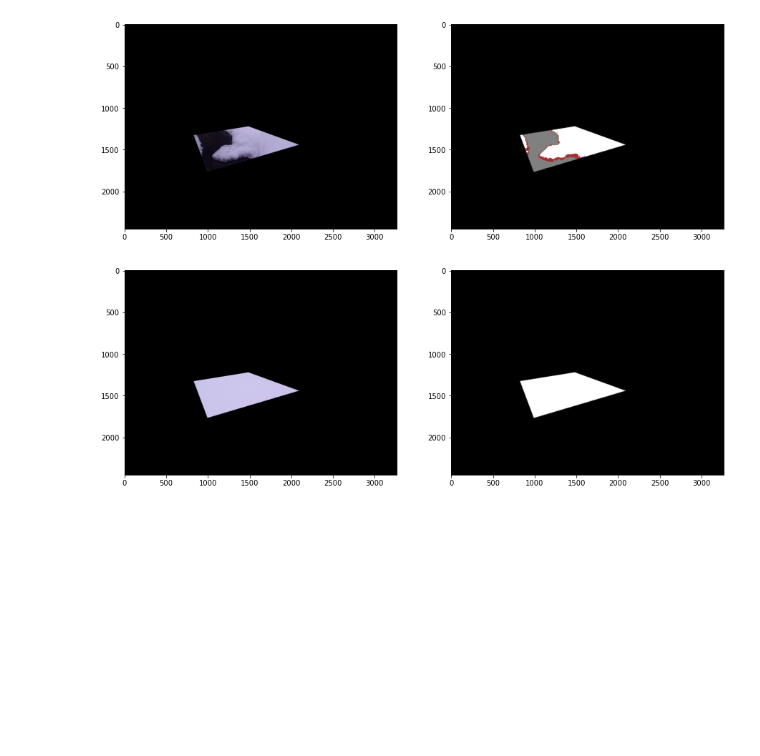
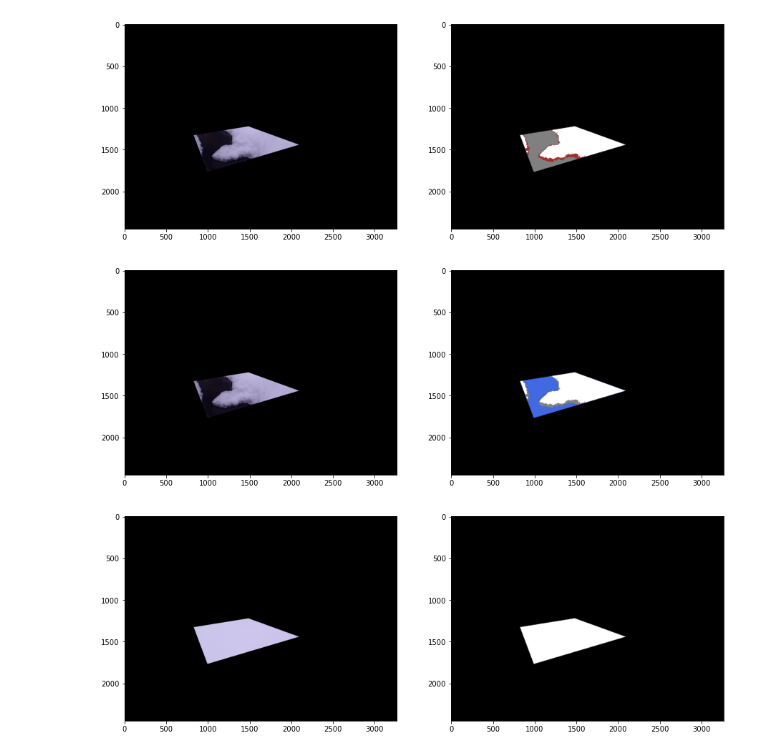
Before and after one commit to bini-a/hbwater_cameratrap_pheno, a Jupyter notebook: scripts/03 ML/ml_modeling.ipynb, the cells around one changed output. Cells and saved outputs as stored; diff of their text form; code cells hidden in the pictures; blank space fills up the shorter version.

```diff
--- a/scripts/03 ML/ml_modeling.ipynb
+++ b/scripts/03 ML/ml_modeling.ipynb
@@ -1566,5 +1338,0 @@ from sklearn.preprocessing import OneHotEncoder
-# %%
-merged = pd.get_dummies(merged, columns=["season"], prefix=["Type_is"] )
-merged = merged.rename({'Type_is_autumn': 'season_autumn',
-       'Type_is_spring':'season_spring', 'Type_is_winter':'season_winter'}, axis=1)
-merged
@@ -1597,3 +1338,0 @@ Name: class, dtype: int64
-# %%
-_=model.predict(sample_point)
-_
@@ -1626,7 +1350,24 @@ class_rgb = {'snow_o': "white",
  'open_water': "indigo",
  'riffle': "magenta",
  'open_water_green': "rose"}
+# %%
+# changed dict
+class_rgb = {'snow_o': "white",
+'open_water_dark': "royalblue",
+'ice_t': "gray",
+'rock': "purple",
+'leaf_fall': "orange",
+'snow_t': "blueviolet",
+'leaf_sub': "goldenrod",
+'other': "pink",
+'ice_o': "darkgrey",
+'leaf_green': "forestgreen",
+'open_water': "indigo",
+'riffle': "magenta",
+'open_water_green': "rose"}
 # %%
+li = ['x', 'y', 'R', 'G', 'B', 'temperature', 'year', 'week', 'month',
+       'season_autumn', 'season_spring', 'season_winter']
 def display_predict_img(file):
     img= np.asarray(Image.open("invert_"+file))
     img_cp = img.copy()
@@ -1635,7 +1376,7 @@ def display_predict_img(file):
     x_vals = ind[1]
     _= img[y_vals,x_vals,:]
     r_vals, g_vals, b_vals = _[:,0], _[:,1], _[:,2]
-    fl = m[m.orig_name==file][li].head(1)
+    fl = merged[merged.orig_name==file][li].head(1)
     point = pd.DataFrame({'x': x_vals,
      'y': y_vals,
      'R': r_vals,
@@ -1653,10 +1394,9 @@ def display_predict_img(file):
     pr = model.predict(point)
     point["pred_class"] = pr
     def apply_change(row):
-        x,y = row.x, row.y
         pred = row["pred_class"]
         newR, newG, newB=colors[class_rgb[pred]]
-        img_cp[y,x,:] = [newR, newG,newB]
+        img_cp[row.y,row.x,:] = [newR, newG,newB]
     point.apply(lambda x: apply_change(x), axis=1)
     f, ax = plt.subplots(1,2)
     ax[0].imshow(img)
@@ -1670,5 +1410,9 @@ img, img_cp, point= display_predict_img(file)
 # %% [output]
 [figure]
+# %%
+img, img_cp, point= display_predict_img("Hbwtr_w6_20190101_115947.JPG")
+# %% [output]
+[figure, added]
 # %%
 img_2_2, img_cp_2, point_2= display_predict_img("Hbwtr_w6_20190224_120101.JPG")
 # %% [output]
```
Also changed, not shown: parts of 175 cells of this notebook, 1 other file.
